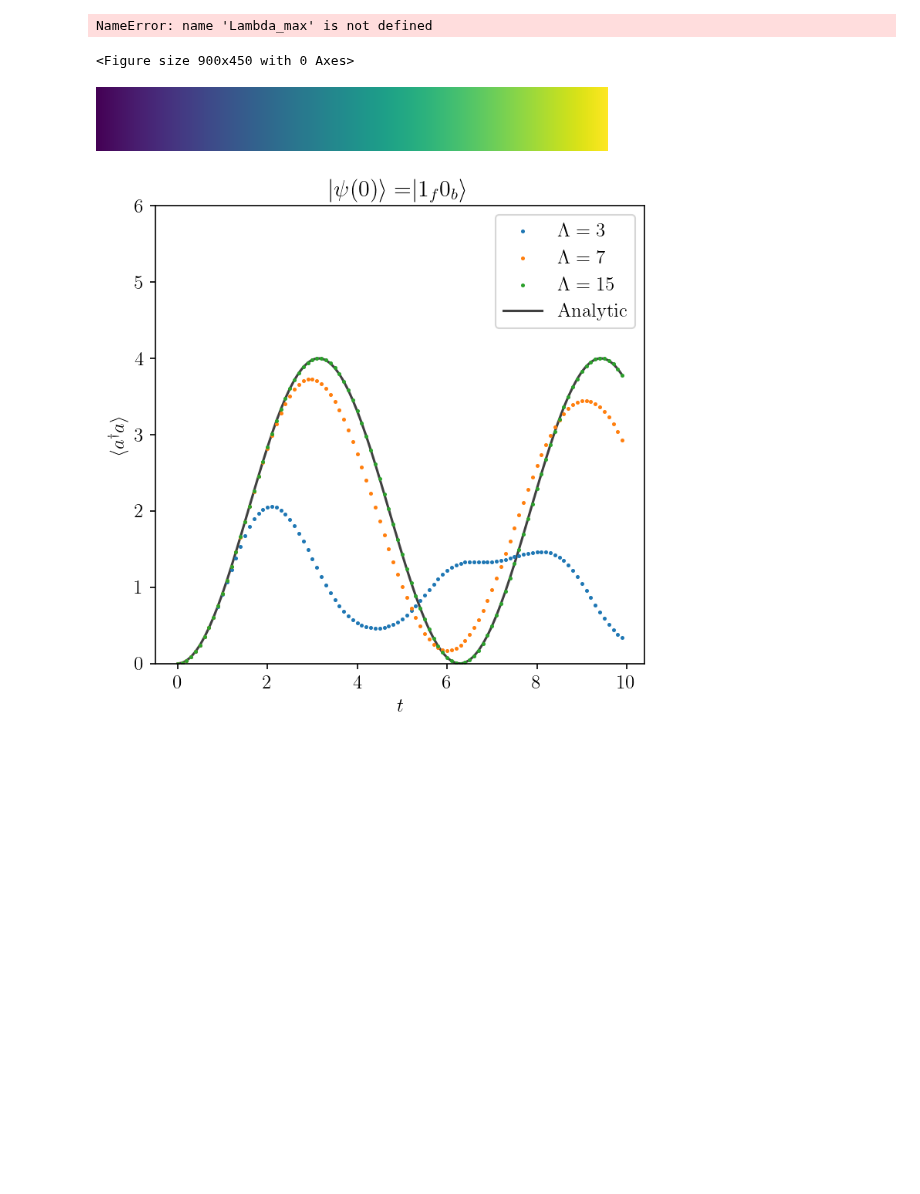
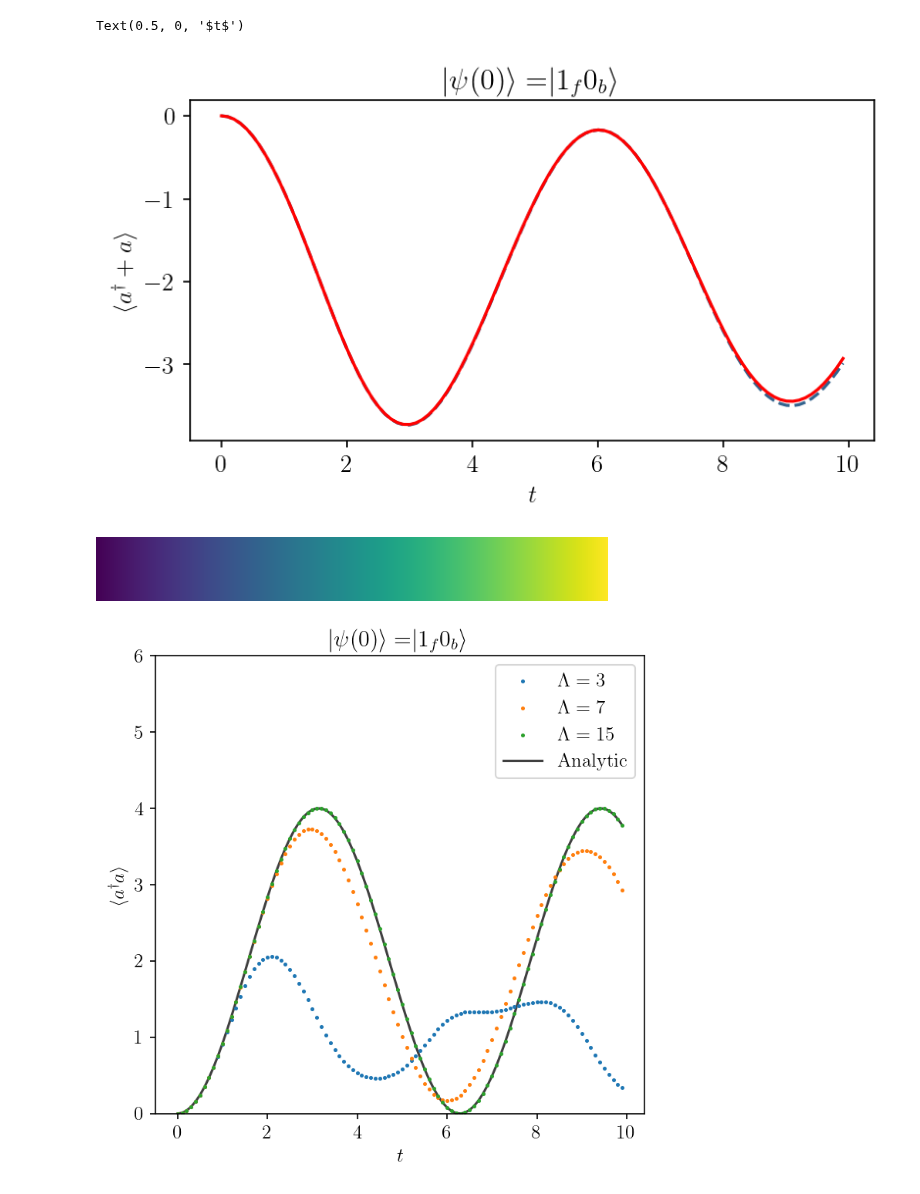
Before and after one commit to cgustin99/OpenParticle, a Jupyter notebook: models/Yukawa/static_yukawa_sv_sim.ipynb, the cells around one changed output. Saved outputs shown, nothing was run; the diff lists cells and outputs as text; code cells hidden in the pictures; blank space fills up the shorter version.

```diff
--- a/models/Yukawa/static_yukawa_sv_sim.ipynb
+++ b/models/Yukawa/static_yukawa_sv_sim.ipynb
@@ -18,6 +18,7 @@ plt.rcParams["font.size"] = 12
 plt.rc('text', usetex=True)
 # %%
 Ef, Eb, g = 1, 1, 1
+Lambda_max = 20
 # %%
 def get_bare_hamiltonian(Ef, Eb, g):
     return Ef * ParticleOperator('b0^ b0') + Eb * ParticleOperator('a0^ a0') +\
@@ -168,7 +211,8 @@ def compute_expectation_values_t(
         fermion_state: str,
         boson_state: str,
         cutoff: int,
-        trotterization: str,
+        order:int,
+        n_steps:int,
         operator: str,
         t_values: List,
         g: float = 1.0,
@@ -204,7 +248,8 @@ def compute_expectation_values_t(
 
     for t in t_values:
         exp_val = compute_expectation_value(
-                statevector, cutoff, operator, trotterization, t,
+                statevector=statevector, cutoff=cutoff, operator=operator,
+                t = t, order = order, n_steps = n_steps,
                 g = g, Ef = Ef, Eb = Eb
             )
         expectation_values.append(exp_val[0].real)
@@ -246,25 +297,28 @@ exp_vals = compute_expectation_values_t(
 # %%
 plt.figure(figsize=(6, 3), dpi=150)
 
-if trotterization_approximation == 'exact':
-    linestyle = 'solid'
-elif trotterization_approximation == 'first_order':
-    linestyle = 'dashed'
-elif trotterization_approximation == 'second_order':
-    linestyle = 'dotted'
+# if trotterization_approximation == 'exact':
+#     linestyle = 'solid'
+# elif trotterization_approximation == 'first_order':
+#     linestyle = 'dashed'
+# elif trotterization_approximation == 'second_order':
+#     linestyle = 'dotted'
+linestyle = 'dashed'
 
 cmap = mpl.colormaps['viridis']
 norm = mpl.colors.Normalize(vmin=1, vmax=Lambda_max)
 
-plt.plot(t_arr, exp_vals, linestyle = linestyle, color = cmap(norm(Lambda)))
+plt.plot(t_arr, exp_vals_trotterized, linestyle = linestyle, color = cmap(norm(Lambda)))
+plt.plot(t_arr, exp_vals_exact, linestyle = 'solid', color = 'red')
+
 plt.ylabel(
     get_plot_y_label(operator_expectation)
 )
 plt.title(get_plot_title(fermion_state, boson_state))
 plt.xlabel(r'$t$')
 # %% [output]
-NameError: name 'Lambda_max' is not defined
+Text(0.5, 0, '$t$')
-<Figure size 900x450 with 0 Axes>
+[figure, added]
 # %%
 cmap
 # %% [output]
```
Also changed, not shown: parts of 4 cells of this notebook.
